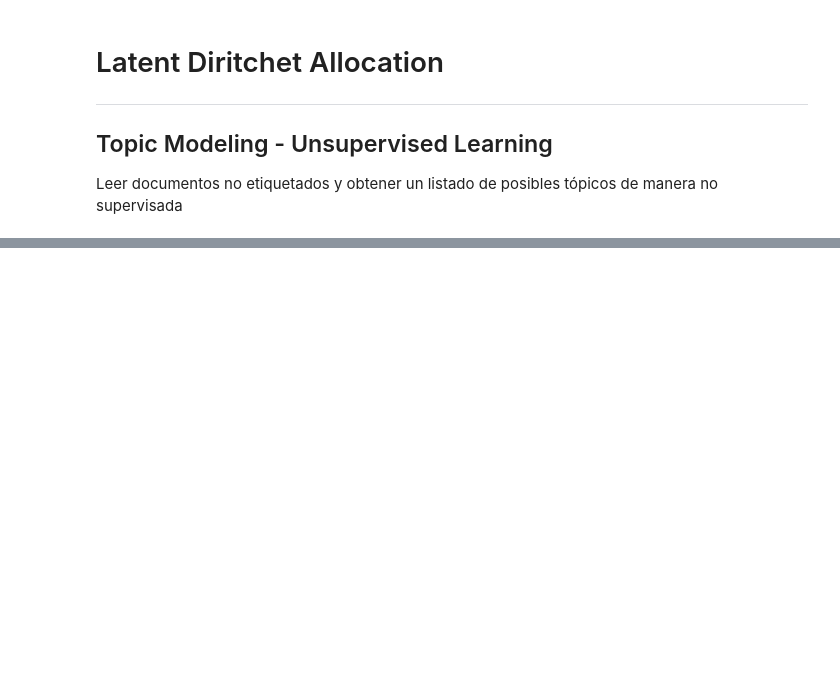
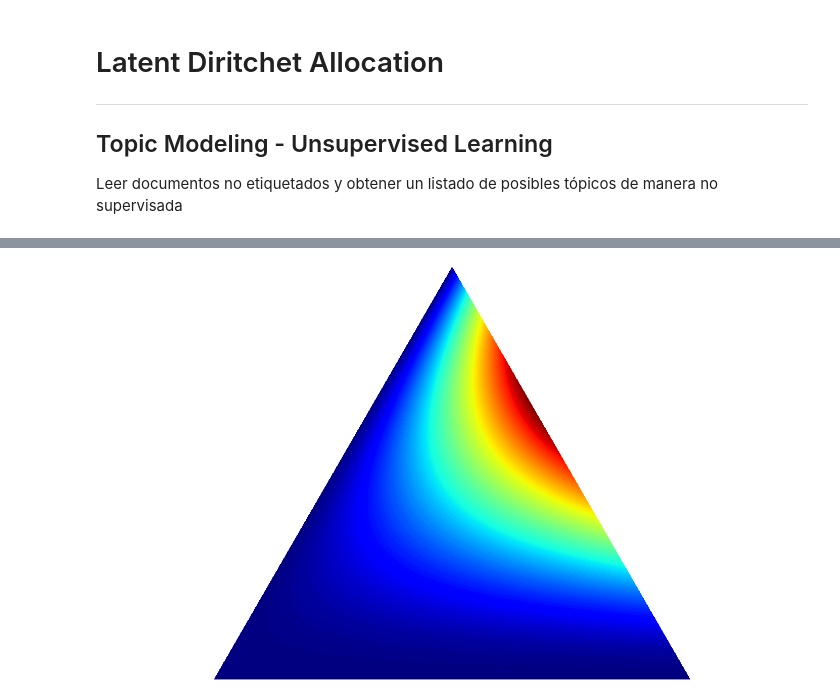
Before and after one commit to aleeherasimiuk/Detector-de-Plagio, a Jupyter notebook: src/latent_dirichlet_allocation.ipynb, the cells around one changed output, grey strips where cells are left out. Saved outputs shown, nothing was run; the diff lists cells and outputs as text; code cells hidden in the pictures; blank space fills up the shorter version.

Commit message:
Added triangle to visualize LDA model

```diff
--- a/src/latent_dirichlet_allocation.ipynb
+++ b/src/latent_dirichlet_allocation.ipynb
@@ -117,0 +73,5 @@ data
+# %%
+from util.graphics.lda_triangle import *
+draw_pdf_contours(Dirichlet([1,2,3]))
+# %% [output]
+[figure, added]
```
Also changed, not shown: parts of 10 cells of this notebook, 2 other files.
